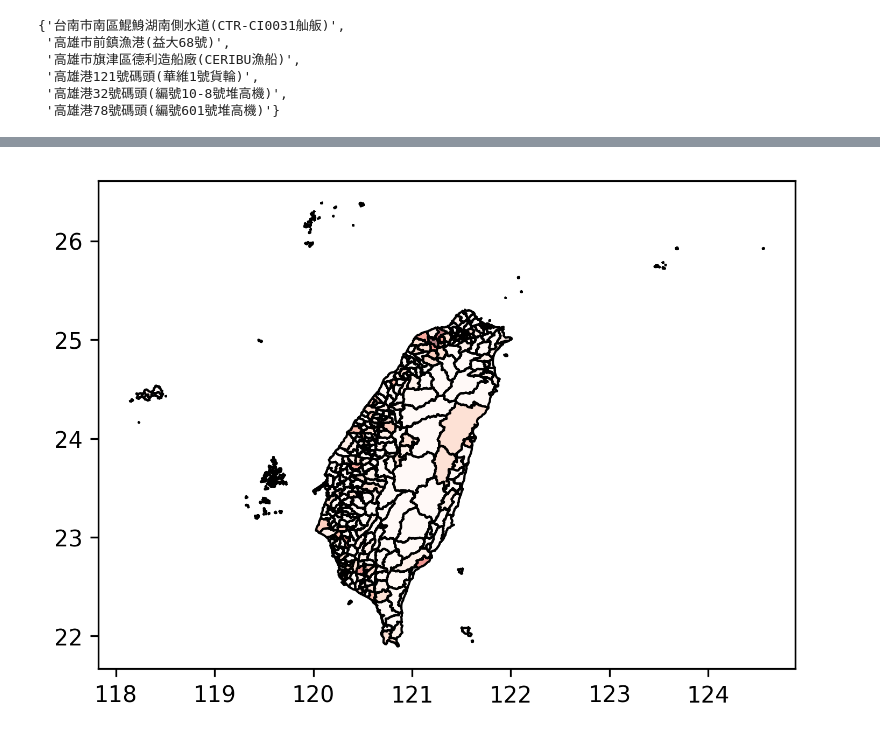
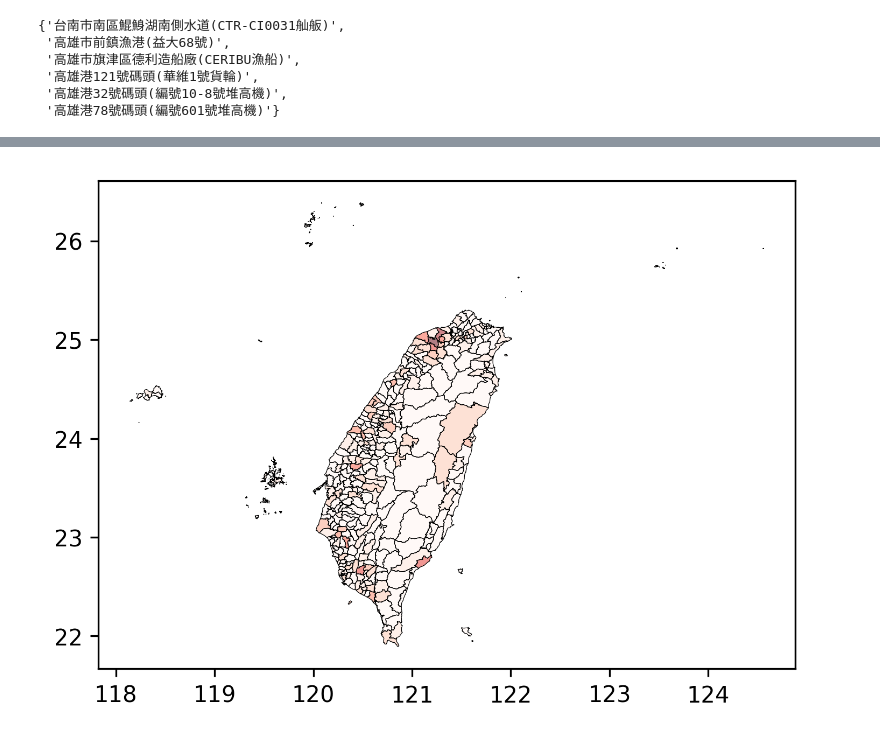
Before and after one commit to mosdeo/104-Taichung_FireDisasterEvent_DataMining, a Jupyter notebook: 104年臺灣火災事件資料探勘.ipynb, the cells around one changed output, grey strips where cells are left out. Cells and saved outputs as stored; diff of their text form; code cells hidden in the pictures.

```diff
--- a/104年臺灣火災事件資料探勘.ipynb
+++ b/104年臺灣火災事件資料探勘.ipynb
@@ -172,9 +136,9 @@ df_test[['COUNTYNAME','TOWNNAME','縱火','自殺']].sort_values(by = ['縱火']
 # %%
-
 df_test.plot(
+    linewidth = 0.3,
     cmap = plt.cm.Reds, #指定顏色
     column = '縱火' #指定從自身的這個 column 讀取顏色深度
 )
 plt.show()
 # %% [output]
-[figure, old version]
+[figure, new version]
```
Also changed, not shown: parts of 5 cells of this notebook.
